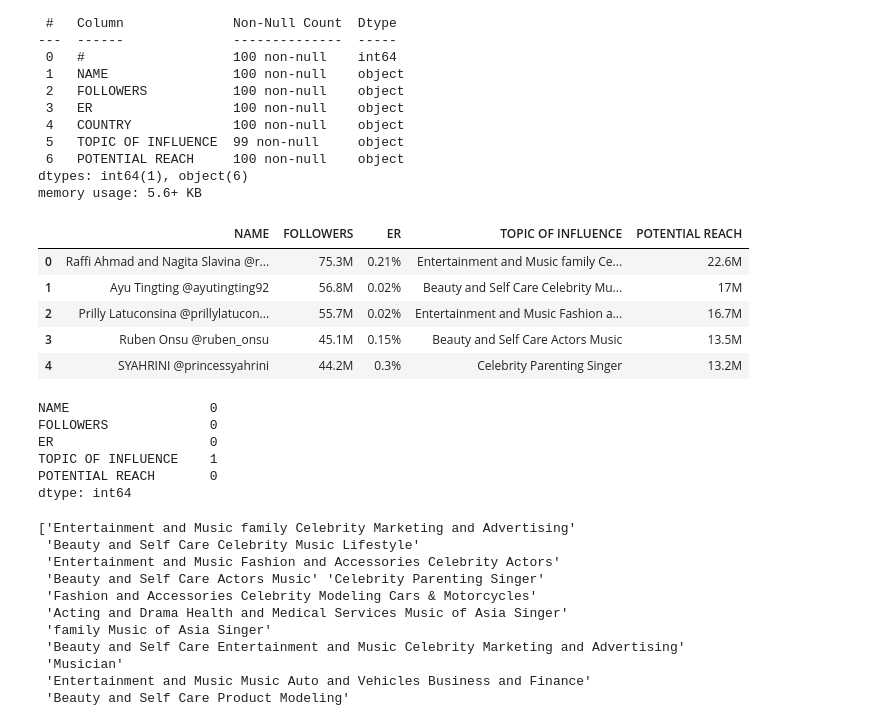
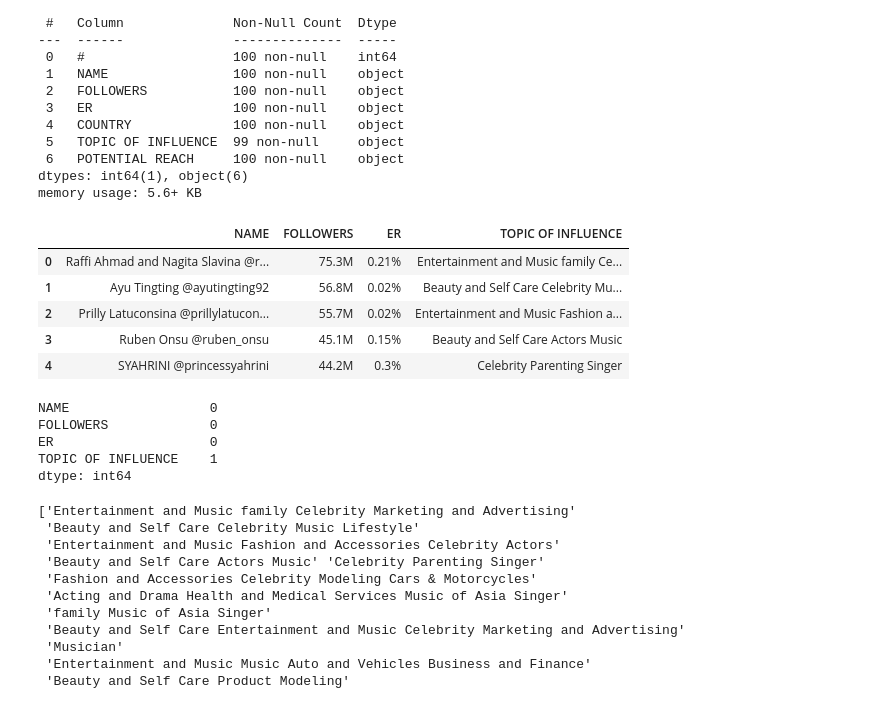
Before and after one commit to zakiBAEEE/Tugas-Akhir-Strategi-Algoritmik, a Jupyter notebook: notebook/instagram_preprocess.ipynb, the cells around one changed output. Cells and saved outputs as stored; diff of their text form; code cells hidden in the pictures.

```diff
--- a/notebook/instagram_preprocess.ipynb
+++ b/notebook/instagram_preprocess.ipynb
@@ -29,15 +38,15 @@ Data columns (total 7 columns):
 dtypes: int64(1), object(6)
 memory usage: 5.6+ KB
 # %%
-df.drop(columns=["#", "COUNTRY"], inplace=True)
+df.drop(columns=["#", "COUNTRY", "POTENTIAL REACH"], inplace=True)
 df.head()
 # %% [output]
-|  | NAME | FOLLOWERS | ER | TOPIC OF INFLUENCE | POTENTIAL REACH |
-| 0 | Raffi Ahmad and Nagita Slavina @r... | 75.3M | 0.21% | Entertainment and Music family Ce... | 22.6M |
-| 1 | Ayu Tingting @ayutingting92 | 56.8M | 0.02% | Beauty and Self Care Celebrity Mu... | 17M |
-| 2 | Prilly Latuconsina @prillylatucon... | 55.7M | 0.02% | Entertainment and Music Fashion a... | 16.7M |
-| 3 | Ruben Onsu @ruben_onsu | 45.1M | 0.15% | Beauty and Self Care Actors Music | 13.5M |
-| 4 | SYAHRINI @princessyahrini | 44.2M | 0.3% | Celebrity Parenting Singer | 13.2M |
+|  | NAME | FOLLOWERS | ER | TOPIC OF INFLUENCE |
+| 0 | Raffi Ahmad and Nagita Slavina @r... | 75.3M | 0.21% | Entertainment and Music family Ce... |
+| 1 | Ayu Tingting @ayutingting92 | 56.8M | 0.02% | Beauty and Self Care Celebrity Mu... |
+| 2 | Prilly Latuconsina @prillylatucon... | 55.7M | 0.02% | Entertainment and Music Fashion a... |
+| 3 | Ruben Onsu @ruben_onsu | 45.1M | 0.15% | Beauty and Self Care Actors Music |
+| 4 | SYAHRINI @princessyahrini | 44.2M | 0.3% | Celebrity Parenting Singer |
 # %%
 df.isnull().sum()
 # %% [output]
@@ -45,7 +54,6 @@ NAME                  0
 FOLLOWERS             0
 ER                    0
 TOPIC OF INFLUENCE    1
-POTENTIAL REACH       0
 dtype: int64
 # %%
 unique_topics = df["TOPIC OF INFLUENCE"].unique()
```
Also changed, not shown: parts of 21 cells of this notebook, 7 other files.
